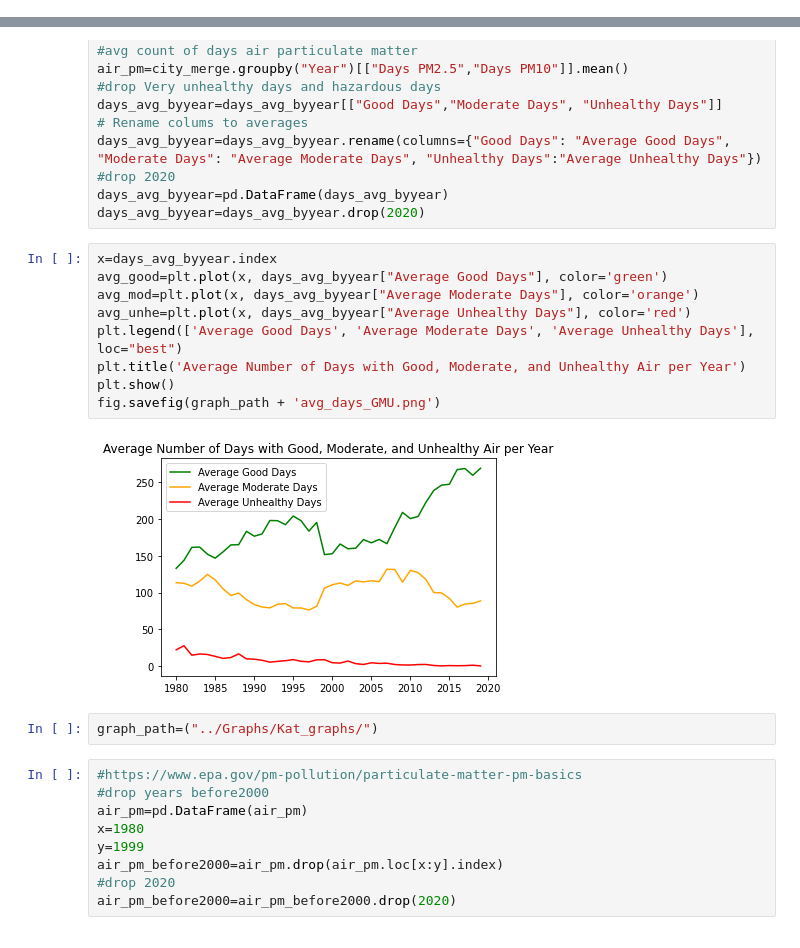
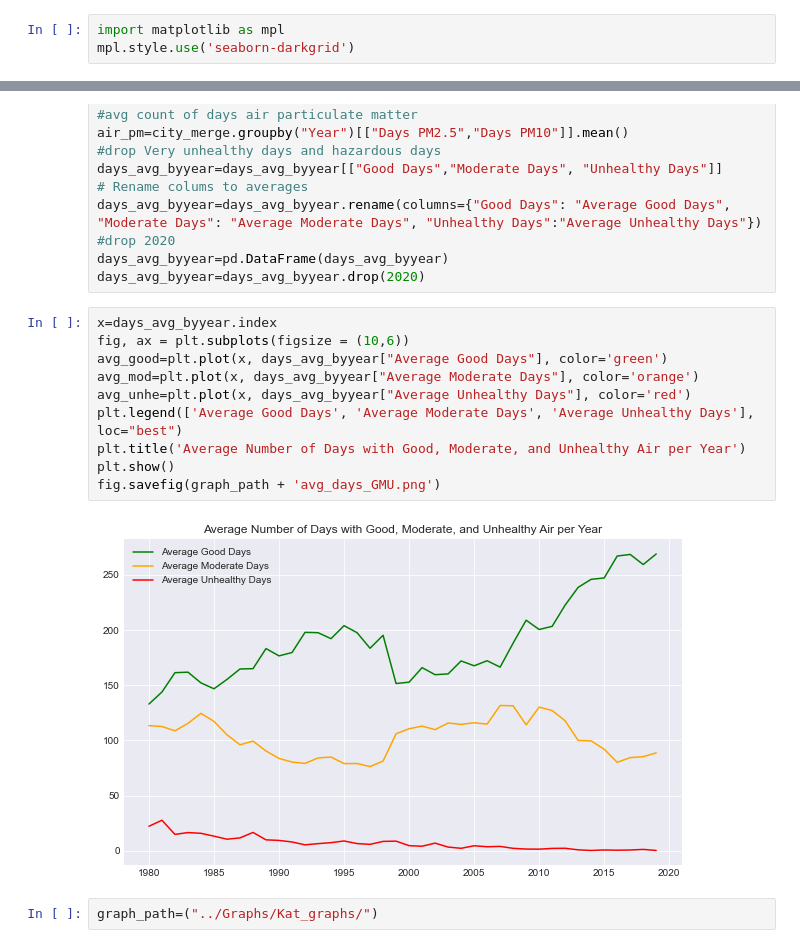
Before and after one commit to BrianDouglas/Climate_Soluctions, a Jupyter notebook: notebooks/Katherine.ipynb, the cells around one changed output, grey strips where cells are left out. Drawn from its saved outputs; the diff is of its cells as text.

Commit message:
finished work on cars and AQI, saved graphs

```diff
--- a/notebooks/Katherine.ipynb
+++ b/notebooks/Katherine.ipynb
@@ -13,6 +13,9 @@ import csv
 
 mypath="../resources/raw/Aqi_cbsa"
 onlyfiles = [f for f in listdir(mypath) if isfile(join(mypath, f))]
+# %%
+import matplotlib as mpl
+mpl.style.use('seaborn-darkgrid')
 # %%
 print(len(onlyfiles))
 #onlyfiles
@@ -108,26 +113,18 @@ days_avg_byyear=pd.DataFrame(days_avg_byyear)
 days_avg_byyear=days_avg_byyear.drop(2020)
 # %%
 x=days_avg_byyear.index
+fig, ax = plt.subplots(figsize = (10,6))
 avg_good=plt.plot(x, days_avg_byyear["Average Good Days"], color='green')
 avg_mod=plt.plot(x, days_avg_byyear["Average Moderate Days"], color='orange')
 avg_unhe=plt.plot(x, days_avg_byyear["Average Unhealthy Days"], color='red')
 plt.legend(['Average Good Days', 'Average Moderate Days', 'Average Unhealthy Days'], loc="best")
 plt.title('Average Number of Days with Good, Moderate, and Unhealthy Air per Year')
 plt.show()
 fig.savefig(graph_path + 'avg_days_GMU.png')
 # %% [output]
-[figure, old version]
+[figure, new version]
 # %%
 graph_path=("../Graphs/Kat_graphs/")
-# %%
-#https://www.epa.gov/pm-pollution/particulate-matter-pm-basics
-#drop years before2000
-air_pm=pd.DataFrame(air_pm)
-x=1980
-y=1999
-air_pm_before2000=air_pm.drop(air_pm.loc[x:y].index)
-#drop 2020
-air_pm_before2000=air_pm_before2000.drop(2020)
 # %%
 from matplotlib.ticker import (MultipleLocator, FormatStrFormatter,
                                AutoMinorLocator)
```
Also changed, not shown: parts of 14 cells of this notebook, 15 other files.
